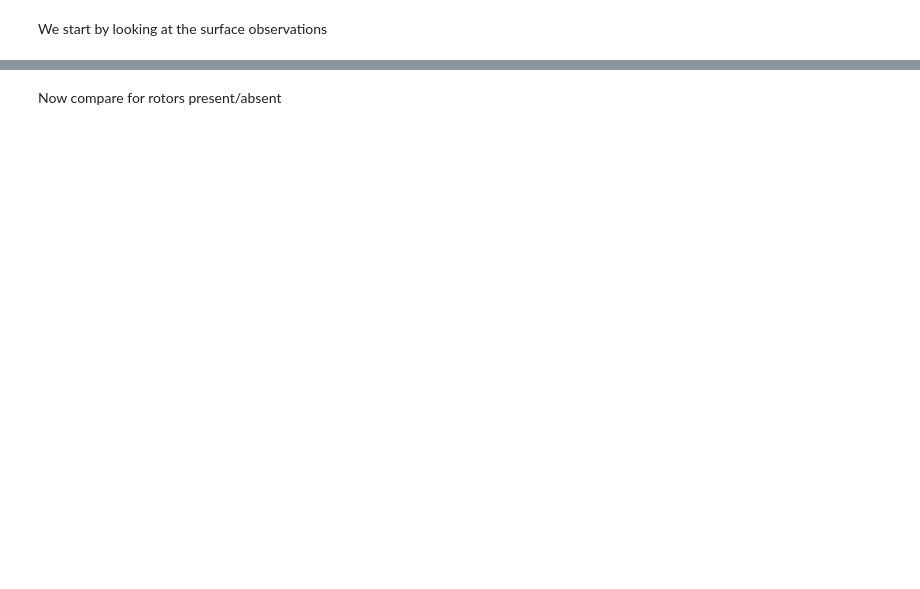
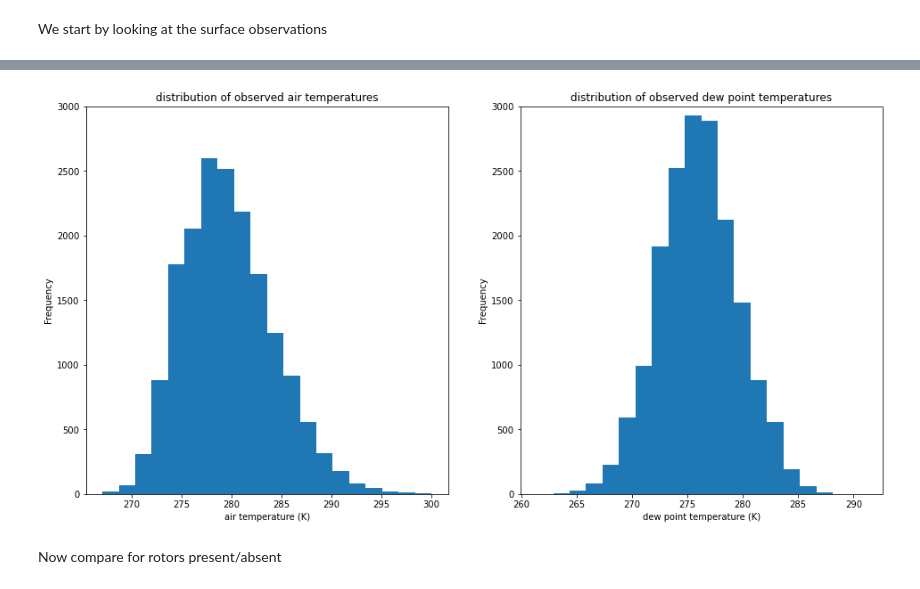
Before and after one commit to informatics-lab/ml_weather_tutorial, a Jupyter notebook: 01_data_exploration.ipynb, the cells around one changed output, grey strips where cells are left out. Cells and saved outputs as stored; diff of their text form; code cells hidden in the pictures; blank space fills up the shorter version.

```diff
--- a/01_data_exploration.ipynb
+++ b/01_data_exploration.ipynb
@@ -132,11 +224,16 @@ ax1.set_xlabel('wind direction (deg)',)
 # %%
 fig1 = matplotlib.pyplot.figure('distribution_temp_dewpoint', figsize=(16,8))
 ax1 = fig1.add_subplot(1,2,1,title='distribution of observed air temperatures')
 falklands_df['air_temp_obs'].plot.hist(ax=ax1,bins=20)
 ax1.set_xlabel('air temperature (K)',)
+ax1.set_ylim((0,3000))
 ax1 = fig1.add_subplot(1,2,2,title='distribution of observed dew point temperatures')
 falklands_df['dewpoint_obs'].plot.hist(ax=ax1,bins=20)
 ax1.set_xlabel('dew point temperature (K)',)
+ax1.set_ylim((0,3000))
+fig1.show()
+# %% [output]
+[figure, added]
 # %% [markdown]
 Now compare for rotors present/absent
 # %%
```
Also changed, not shown: parts of 33 cells of this notebook, 3 other files.
